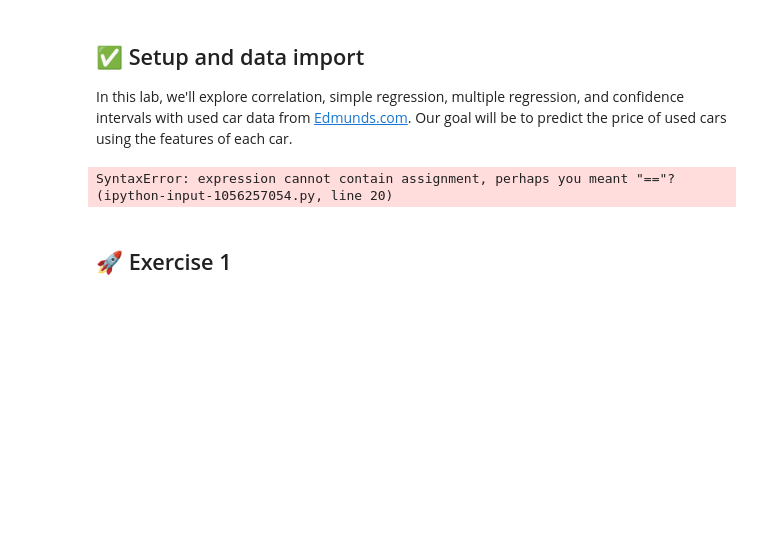
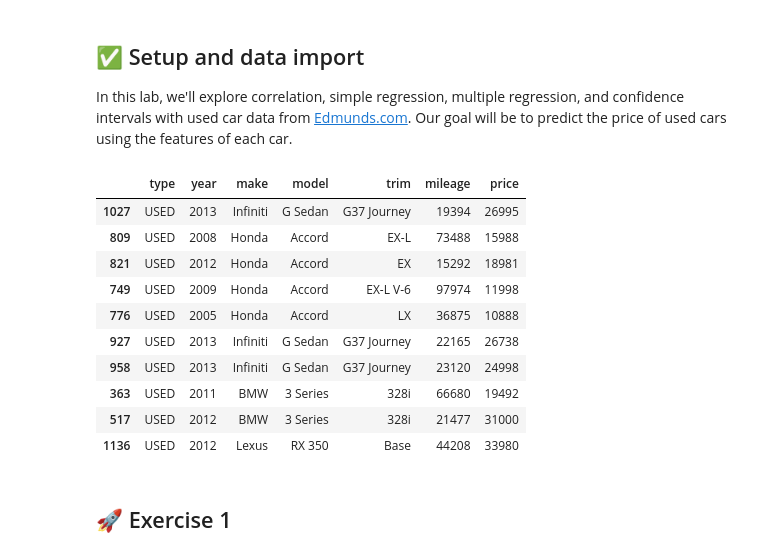
Before and after one commit to AmitRoy01/Machine-Learning-Course, a Jupyter notebook: hw4/linear-regression-exercises.ipynb, the cells around one changed output. Drawn from its saved outputs; the diff is of its cells as text; code cells hidden in the pictures; blank space fills up the shorter version.

```diff
--- a/hw4/linear-regression-exercises.ipynb
+++ b/hw4/linear-regression-exercises.ipynb
@@ -5,34 +5,38 @@
 # %% [markdown]
 ## ✅ Setup and data import
 In this lab, we'll explore correlation, simple regression, multiple regression, and confidence intervals with used car data from [Edmunds.com](https://edmunds.com). Our goal will be to predict the price of used cars using the features of each car.
-# %%
-# Load in additional functions
-library(tidyverse)
-library(lubridate)
-
-# Use three digits past the decimal point
-# Don't use scientific notation
-options(digits = 3, scipen=999)
-
-# Format plots with a white background and dark features.
-theme_set(theme_bw())
-
-# Increase the default text size of plots.
-# If you are *not* working in Google Colab, we recommend commenting
-# out this line of code.
-theme_update(text = element_text(size = 20))
-
-# Increase the default plot width and height.
-# If you are *not* working in Google Colab, we recommend commenting
-# out this line of code.
-options(repr.plot.width=12, repr.plot.height=8)
-
-cars = read_tsv("https://jdgrossman.com/assets/used-cars.tsv")
-
-# peek at 10 random rows
-sample_n(cars, 10)
-# %% [output]
-SyntaxError: expression cannot contain assignment, perhaps you meant "=="? (ipython-input-1056257054.py, line 20)
+# %%
+# Load libraries
+import pandas as pd
+import numpy as np
+import matplotlib.pyplot as plt
+import seaborn as sns
+
+# Set display options
+pd.set_option('display.float_format', '{:.3f}'.format)  # three digits past decimal
+np.set_printoptions(precision=3)  # numpy precision
+
+# Set plotting style similar to theme_bw
+sns.set_style("whitegrid")
+plt.rcParams.update({'font.size': 20, 'figure.figsize': (12, 8)})
+
+# Load dataset
+url = "https://jdgrossman.com/assets/used-cars.tsv"
+cars = pd.read_csv(url, sep="\t")
+
+cars.sample(10)
+# %% [output]
+|  | type | year | make | model | trim | mileage | price |
+| 1027 | USED | 2013 | Infiniti | G Sedan | G37 Journey | 19394 | 26995 |
+| 809 | USED | 2008 | Honda | Accord | EX-L | 73488 | 15988 |
+| 821 | USED | 2012 | Honda | Accord | EX | 15292 | 18981 |
+| 749 | USED | 2009 | Honda | Accord | EX-L V-6 | 97974 | 11998 |
+| 776 | USED | 2005 | Honda | Accord | LX | 36875 | 10888 |
+| 927 | USED | 2013 | Infiniti | G Sedan | G37 Journey | 22165 | 26738 |
+| 958 | USED | 2013 | Infiniti | G Sedan | G37 Journey | 23120 | 24998 |
+| 363 | USED | 2011 | BMW | 3 Series | 328i | 66680 | 19492 |
+| 517 | USED | 2012 | BMW | 3 Series | 328i | 21477 | 31000 |
+| 1136 | USED | 2012 | Lexus | RX 350 | Base | 44208 | 33980 |
 # %% [markdown]
 ## 🚀 Exercise 1
 # %% [markdown]
```
